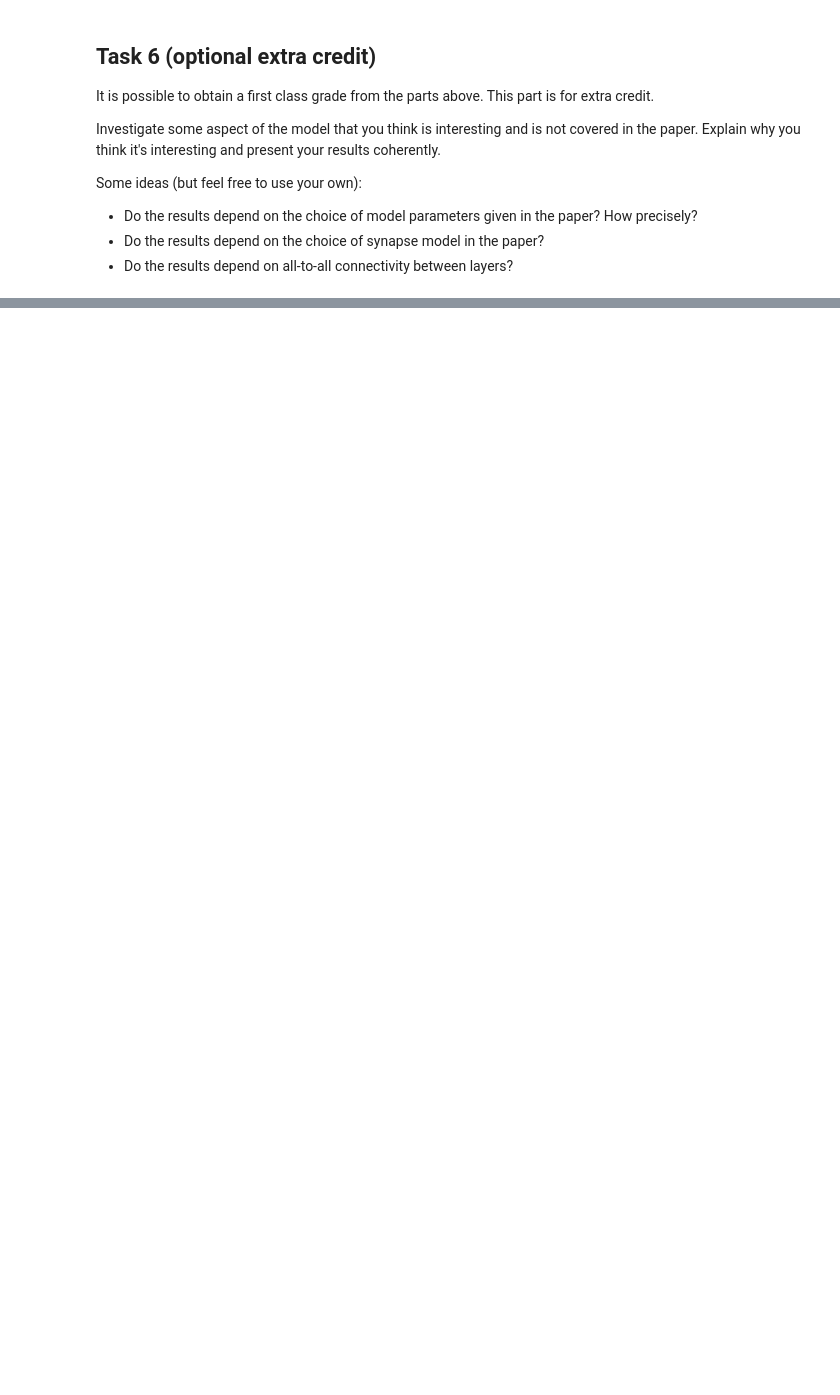
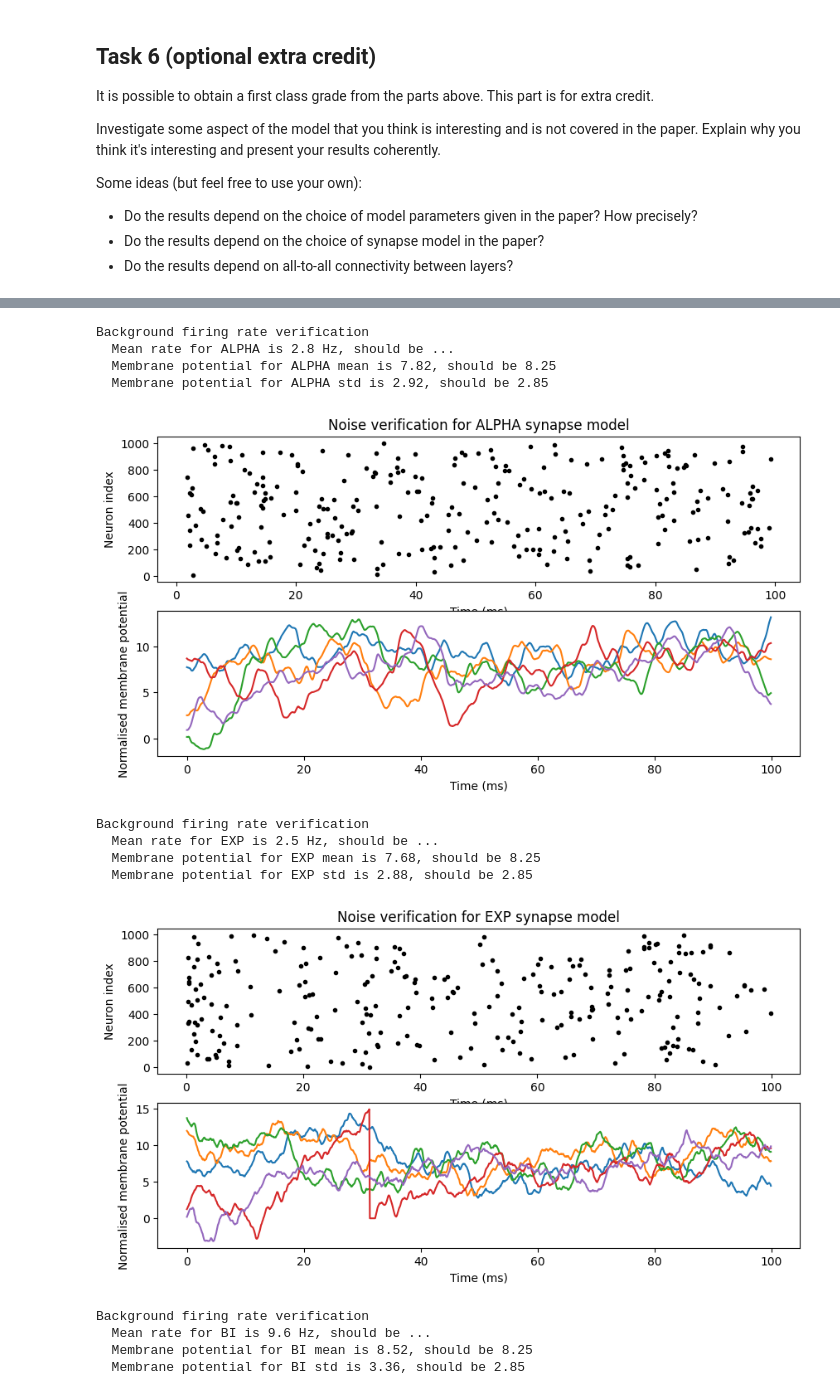
Before and after one commit to yayyzan/NeuroForML-CW1, a Jupyter notebook: synfire_no_answers.ipynb, the cells around one changed output, grey strips where cells are left out. Drawn from its saved outputs; the diff is of its cells as text; code cells hidden in the pictures; blank space fills up the shorter version.

```diff
--- a/synfire_no_answers.ipynb
+++ b/synfire_no_answers.ipynb
@@ -429,0 +595,36 @@ Some ideas (but feel free to use your own):
+# %%
+# Verify background noise gives appropriate level of output noise
+for i, SYNAPSE in enumerate(synapse_types):
+    v, s = simulate_layer_2(num_neurons=1000, num_time_steps=1000)
+    i, t = s.nonzero()
+    t = t * 0.1  # dt
+    plt.figure(figsize=(10, 5))
+    plt.subplot(211)
+    plt.title(f'Noise verification for {SYNAPSE} synapse model')
+    plt.plot(t, i, '.k')
+    plt.xlabel('Time (ms)')
+    plt.ylabel('Neuron index')
+    plt.subplot(212)
+    plt.plot(np.arange(1000) * 0.1, v[:5, :1000].T)
+    plt.xlabel('Time (ms)')
+    plt.ylabel('Normalised membrane potential')
+    print('Background firing rate verification')
+    print(f'  Mean rate for {SYNAPSE} is {s.sum() / (1000 * 1000 * 0.1 * 1e-3):.1f} Hz, should be ...')
+    print(f'  Membrane potential for {SYNAPSE} mean is {v.mean():.2f}, should be 8.25')
+    print(f'  Membrane potential for {SYNAPSE} std is {v.std():.2f}, should be 2.85')
+    plt.show()
+# %% [output]
+Background firing rate verification
+  Mean rate for ALPHA is 2.8 Hz, should be ...
+  Membrane potential for ALPHA mean is 7.82, should be 8.25
+  Membrane potential for ALPHA std is 2.92, should be 2.85
+[figure, added]
+Background firing rate verification
+  Mean rate for EXP is 2.5 Hz, should be ...
+  Membrane potential for EXP mean is 7.68, should be 8.25
+  Membrane potential for EXP std is 2.88, should be 2.85
+[figure, added]
+Background firing rate verification
+  Mean rate for BI is 9.6 Hz, should be ...
+  Membrane potential for BI mean is 8.52, should be 8.25
+  Membrane potential for BI std is 3.36, should be 2.85
```
Also changed, not shown: parts of 13 cells of this notebook.
